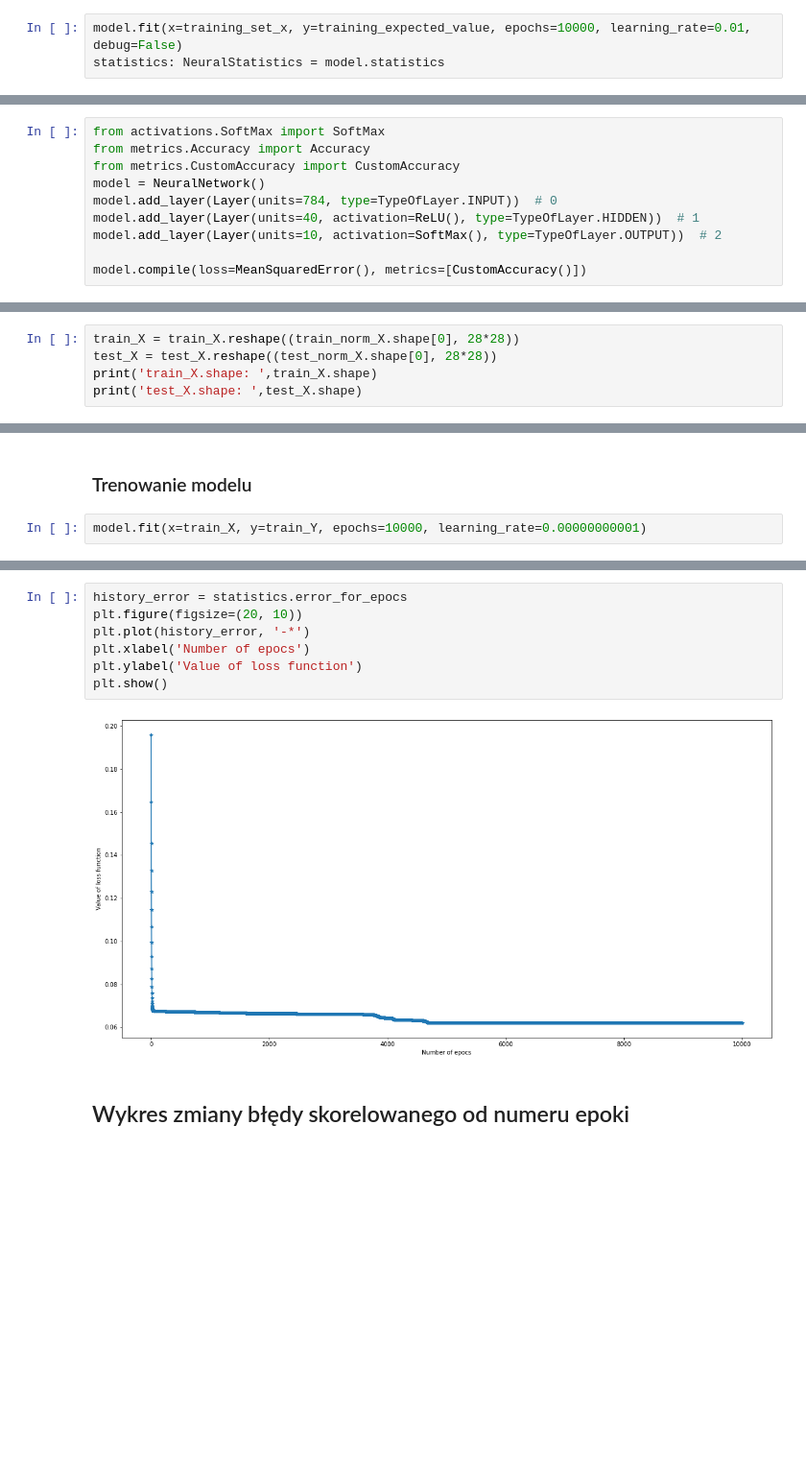
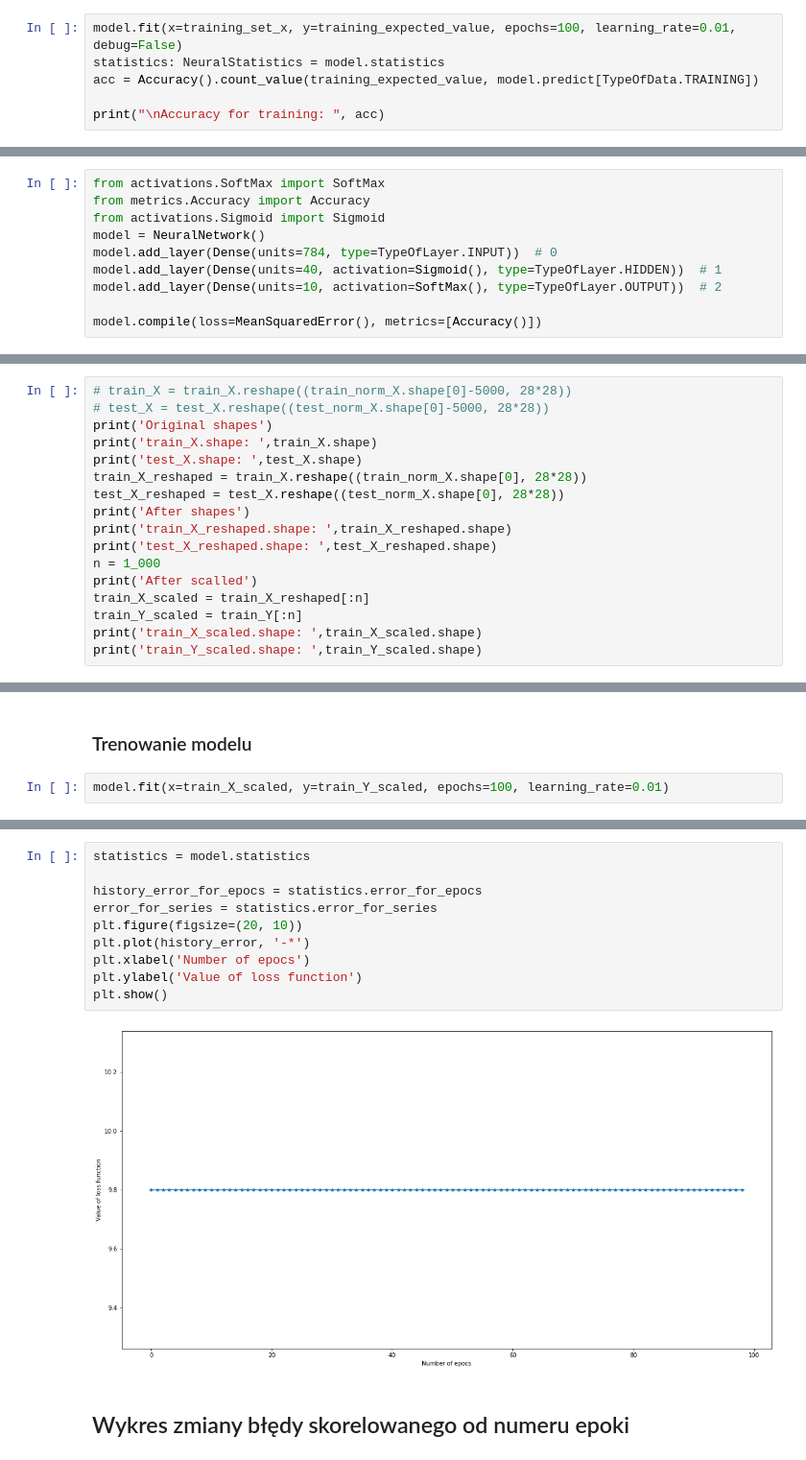
Before and after one commit to lukasztracz195/NeuralNetworkLab, a Jupyter notebook: Laoratorium 3 i 4 ISI SiecieNeuronowe Łuaksz Tracz 234011.ipynb, the cells around one changed output, grey strips where cells are left out. Shown: that part at 96% size. Cells and saved outputs as stored; diff of their text form; blank space fills up the shorter version.

Commit message:
Fixed forward and backward with two-directional list for layers and fix Accuracy and Add LAB3 zad4

```diff
--- a/Laoratorium 3 i 4 ISI SiecieNeuronowe Łuaksz Tracz 234011.ipynb
+++ b/Laoratorium 3 i 4 ISI SiecieNeuronowe Łuaksz Tracz 234011.ipynb
@@ -228,5 +274,8 @@ model.compile(loss=MeanSquaredError(), metrics=[CustomAccuracy()])
 # %% [markdown]
 <h2>Trenowanie sieci</h2>
 # %%
-model.fit(x=training_set_x, y=training_expected_value, epochs=10000, learning_rate=0.01, debug=False)
+model.fit(x=training_set_x, y=training_expected_value, epochs=100, learning_rate=0.01, debug=False)
 statistics: NeuralStatistics = model.statistics
+acc = Accuracy().count_value(training_expected_value, model.predict[TypeOfData.TRAINING])
+
+print("\nAccuracy for training: ", acc)
@@ -399,18 +464,30 @@ Y_test:  (10000, 10)
 # %%
 from activations.SoftMax import SoftMax
 from metrics.Accuracy import Accuracy
-from metrics.CustomAccuracy import CustomAccuracy
+from activations.Sigmoid import Sigmoid
 model = NeuralNetwork()
-model.add_layer(Layer(units=784, type=TypeOfLayer.INPUT))  # 0
-model.add_layer(Layer(units=40, activation=ReLU(), type=TypeOfLayer.HIDDEN))  # 1
-model.add_layer(Layer(units=10, activation=SoftMax(), type=TypeOfLayer.OUTPUT))  # 2
+model.add_layer(Dense(units=784, type=TypeOfLayer.INPUT))  # 0
+model.add_layer(Dense(units=40, activation=Sigmoid(), type=TypeOfLayer.HIDDEN))  # 1
+model.add_layer(Dense(units=10, activation=SoftMax(), type=TypeOfLayer.OUTPUT))  # 2
 
-model.compile(loss=MeanSquaredError(), metrics=[CustomAccuracy()])
+model.compile(loss=MeanSquaredError(), metrics=[Accuracy()])
 # %% [markdown]
 <h3>Przygotowanie danych</h3>
 # %%
-train_X = train_X.reshape((train_norm_X.shape[0], 28*28))
-test_X = test_X.reshape((test_norm_X.shape[0], 28*28))
+# train_X = train_X.reshape((train_norm_X.shape[0]-5000, 28*28))
+# test_X = test_X.reshape((test_norm_X.shape[0]-5000, 28*28))
+print('Original shapes')
 print('train_X.shape: ',train_X.shape)
 print('test_X.shape: ',test_X.shape)
+train_X_reshaped = train_X.reshape((train_norm_X.shape[0], 28*28))
+test_X_reshaped = test_X.reshape((test_norm_X.shape[0], 28*28))
+print('After shapes')
+print('train_X_reshaped.shape: ',train_X_reshaped.shape)
+print('test_X_reshaped.shape: ',test_X_reshaped.shape)
+n = 1_000
+print('After scalled')
+train_X_scaled = train_X_reshaped[:n]
+train_Y_scaled = train_Y[:n]
+print('train_X_scaled.shape: ',train_X_scaled.shape)
+print('train_Y_scaled.shape: ',train_Y_scaled.shape)
 # %% [output]
@@ -419,4 +503,4 @@ test_X.shape:  (10000, 784)
 # %% [markdown]
 <h3>Trenowanie modelu</h3>
 # %%
-model.fit(x=train_X, y=train_Y, epochs=10000, learning_rate=0.00000000001)
+model.fit(x=train_X_scaled, y=train_Y_scaled, epochs=100, learning_rate=0.01)
@@ -425,12 +516,15 @@ model.fit(x=train_X, y=train_Y, epochs=10000, learning_rate=0.00000000001)
 # %%
-history_error = statistics.error_for_epocs
+statistics = model.statistics
+
+history_error_for_epocs = statistics.error_for_epocs
+error_for_series = statistics.error_for_series
 plt.figure(figsize=(20, 10))
 plt.plot(history_error, '-*')
 plt.xlabel('Number of epocs')
 plt.ylabel('Value of loss function')
 plt.show()
 # %% [output]
-[figure, old version]
+[figure, new version]
 # %% [markdown]
 <h2>Wykres zmiany błędy skorelowanego od numeru epoki</h2>
 # %%
```
Also changed, not shown: parts of 26 cells of this notebook, 12 other files.
